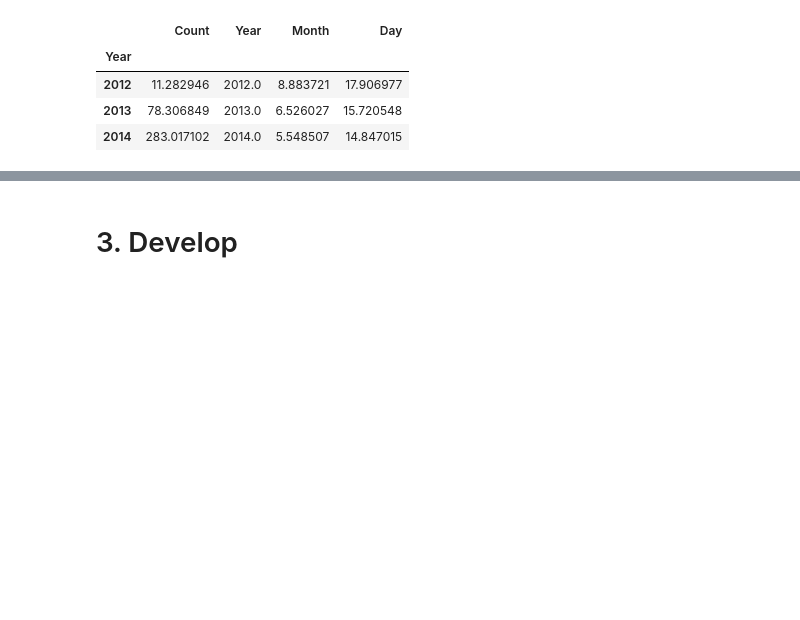
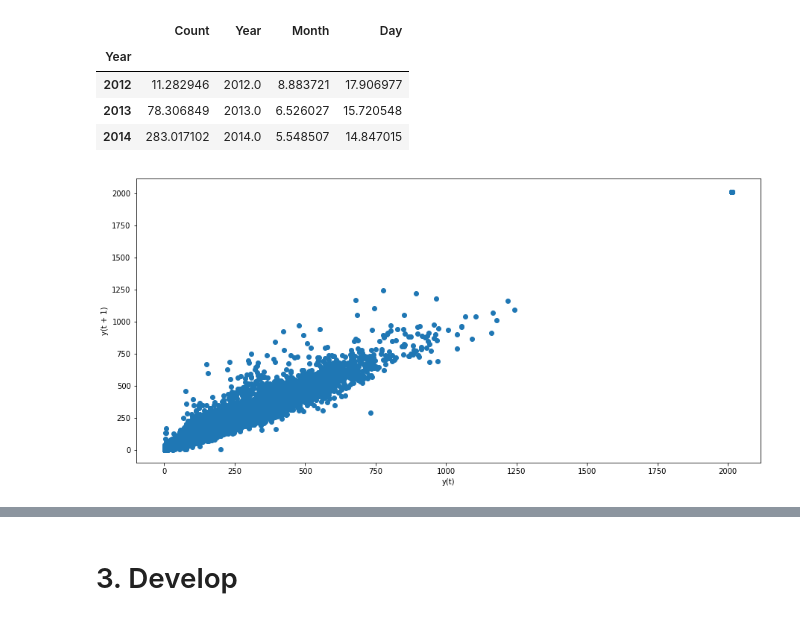
Before and after one commit to varushij/Commuter-Forecasting, a Jupyter notebook: Commuter Forecasting.ipynb, the cells around one changed output, grey strips where cells are left out. Saved outputs shown, nothing was run; the diff lists cells and outputs as text; code cells hidden in the pictures; blank space fills up the shorter version.

Commit message:
Added lag and auto-correlation plots

```diff
--- a/Commuter Forecasting.ipynb
+++ b/Commuter Forecasting.ipynb
@@ -210,3 +211,9 @@ years_group.mean()
 | 2012 | 11.282946 | 2012.0 | 8.883721 | 17.906977 |
 | 2013 | 78.306849 | 2013.0 | 6.526027 | 15.720548 |
 | 2014 | 283.017102 | 2014.0 | 5.548507 | 14.847015 |
+# %%
+# -------------------------Lag Plot ------------------------------ #
+lag_plot(train)
+plt.show()
+# %% [output]
+[figure, added]
```
Also changed, not shown: parts of 4 cells of this notebook.
